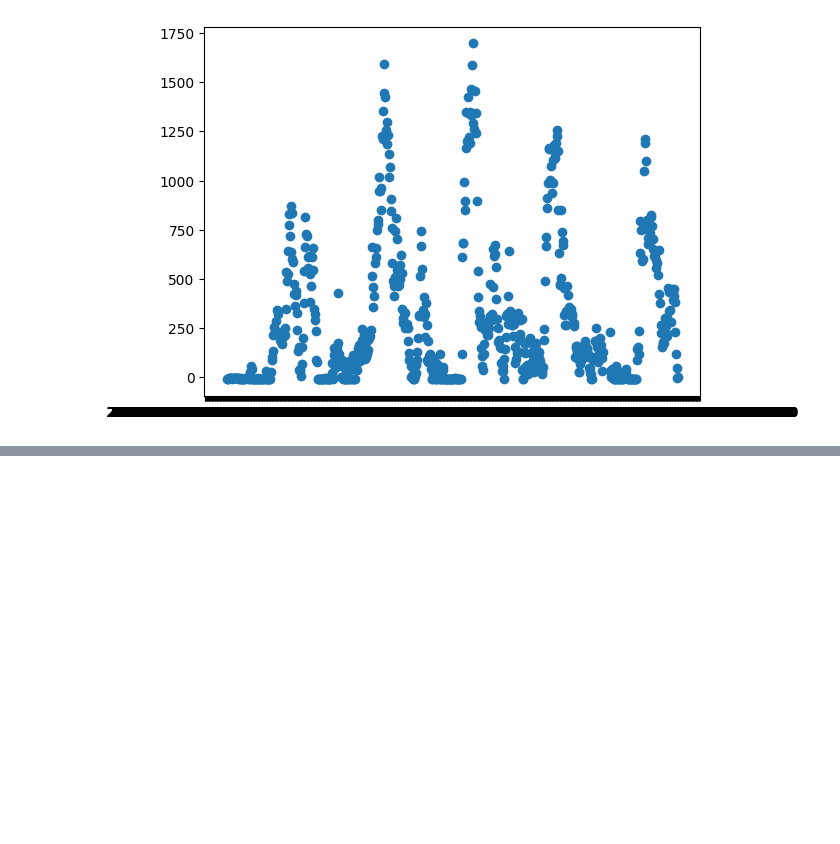
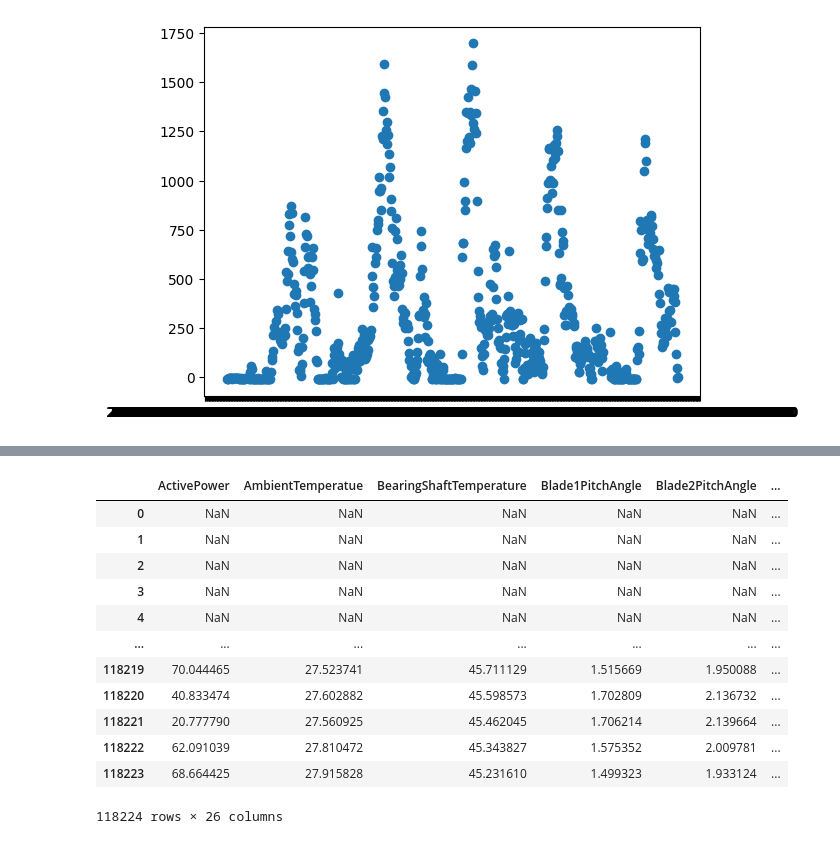
Before and after one commit to Yohannes-Kewani/Wind-Power-Forecasting, a Jupyter notebook: WindPowerForecasting.ipynb, the cells around one changed output, grey strips where cells are left out. Saved outputs shown, nothing was run; the diff lists cells and outputs as text; code cells hidden in the pictures; blank space fills up the shorter version.

Commit message:
Date data is formatted.

```diff
--- a/WindPowerForecasting.ipynb
+++ b/WindPowerForecasting.ipynb
@@ -74,0 +83,4 @@ ax.scatter(df["Unnamed: 0"][:1000], df["ActivePower"][:1000])
+# %%
+df = pd.read_csv(csv_file_path,
+                 low_memory=False,
+                 parse_dates=["Unnamed: 0"])
@@ -74,0 +107,4 @@ ax.scatter(df["Unnamed: 0"][:1000], df["ActivePower"][:1000])
+# %%
+# To change the name dublicate the date column
+df['DateTime'] = df['Unnamed: 0']
+df.drop('Unnamed: 0', axis=1, inplace=True)
@@ -74,0 +132,30 @@ ax.scatter(df["Unnamed: 0"][:1000], df["ActivePower"][:1000])
+# %%
+# Add datetime parameters
+df['DateTime'] = pd.to_datetime(df['DateTime'],
+ format = '%Y-%m-%dT%H:%M:%SZ',
+ errors = 'coerce')
+
+df['year'] = df['DateTime'].dt.year
+df['month'] = df['DateTime'].dt.month
+df['day'] = df['DateTime'].dt.day
+df['hour'] = df['DateTime'].dt.hour
+df['minute'] = df['DateTime'].dt.minute
+# %%
+# Drop original DateTime column
+df.drop('DateTime', axis=1, inplace= True)
+# %%
+df
+# %% [output]
+|  | ActivePower | AmbientTemperatue | BearingShaftTemperature | Blade1PitchAngle | Blade2PitchAngle | ... |
+| 0 | NaN | NaN | NaN | NaN | NaN | ... |
+| 1 | NaN | NaN | NaN | NaN | NaN | ... |
+| 2 | NaN | NaN | NaN | NaN | NaN | ... |
+| 3 | NaN | NaN | NaN | NaN | NaN | ... |
+| 4 | NaN | NaN | NaN | NaN | NaN | ... |
+| ... | ... | ... | ... | ... | ... | ... |
+| 118219 | 70.044465 | 27.523741 | 45.711129 | 1.515669 | 1.950088 | ... |
+| 118220 | 40.833474 | 27.602882 | 45.598573 | 1.702809 | 2.136732 | ... |
+| 118221 | 20.777790 | 27.560925 | 45.462045 | 1.706214 | 2.139664 | ... |
+| 118222 | 62.091039 | 27.810472 | 45.343827 | 1.575352 | 2.009781 | ... |
+| 118223 | 68.664425 | 27.915828 | 45.231610 | 1.499323 | 1.933124 | ... |
+118224 rows × 26 columns
```
Also changed, not shown: parts of 4 cells of this notebook.
